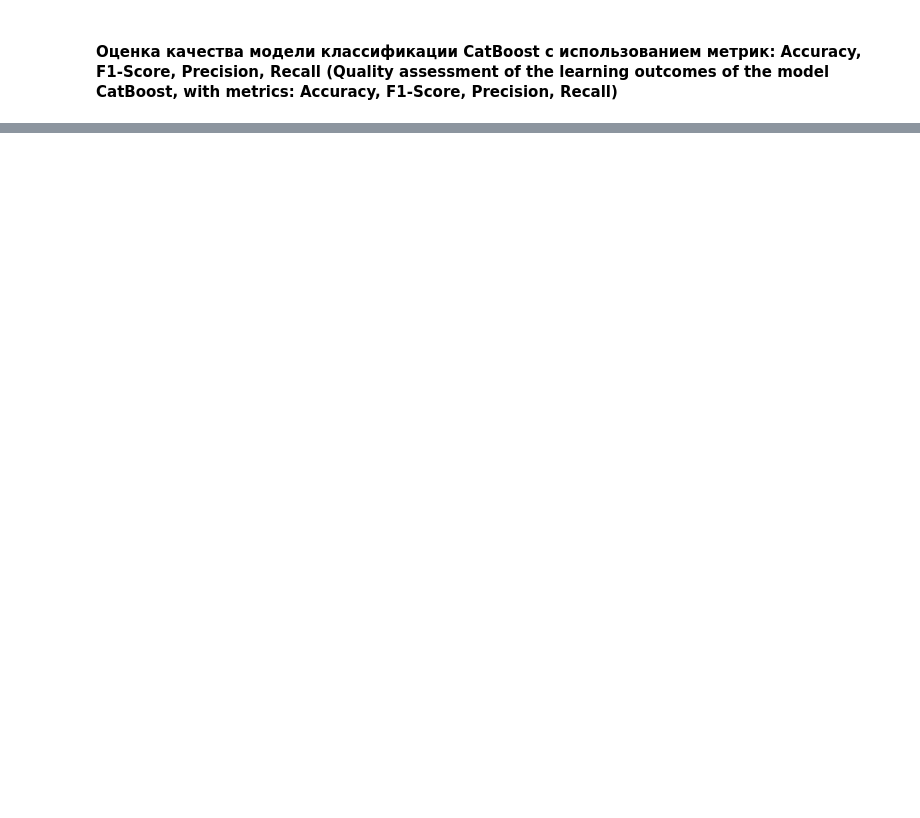
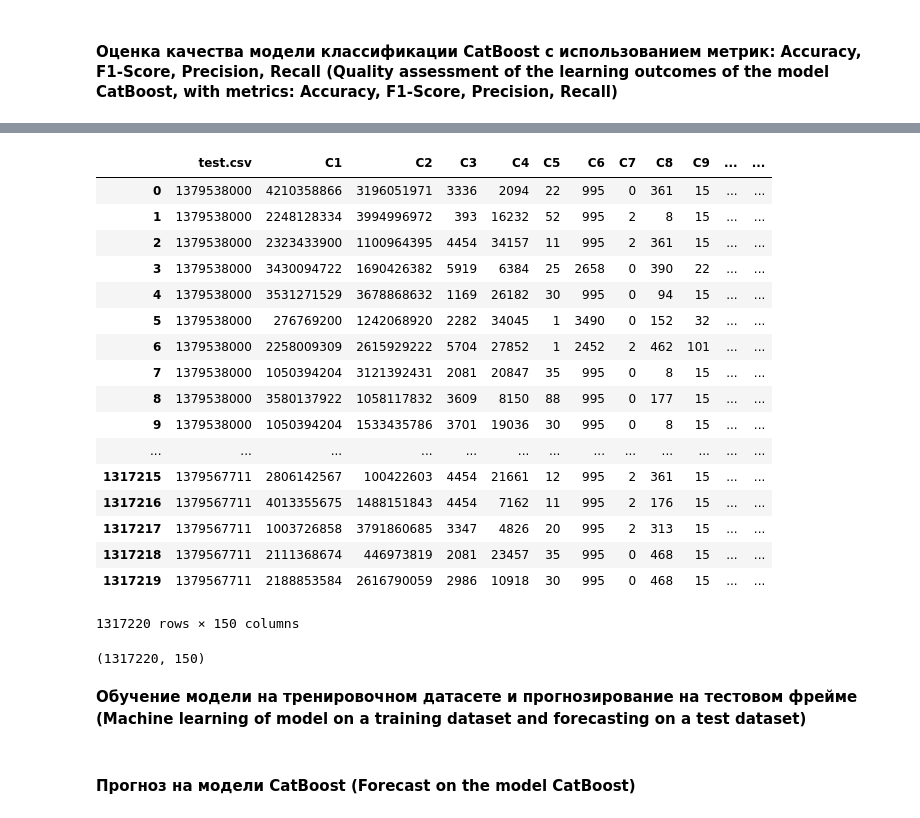
Before and after one commit to OleginV/Model-of-DB-contracts, a Jupyter notebook: MADE_qualifying task_ML_model.ipynb, the cells around one changed output, grey strips where cells are left out. Drawn from its saved outputs; the diff is of its cells as text; code cells hidden in the pictures; blank space fills up the shorter version.

```diff
--- a/MADE_qualifying task_ML_model.ipynb
+++ b/MADE_qualifying task_ML_model.ipynb
@@ -372,0 +439,22 @@ data_cat.save_model("C:/Users/voropaev.om/Desktop/DS and ML/Dataset/Dataset/data
+# %%
+# Разбить данные колонки 'CG3' по столбцам
+CG3 = data_test['CG3'].str.split(',', expand=True)
+# %%
+# Создать лист с наименованием колонок и изменить наименование колонок 'CG3
+headers = list(CG3.columns.values)
+headers = list(map(lambda x: x+3000, headers))
+CG3.columns = headers
+# %%
+# Присоединение CG1 к data
+data_test = data_test.join(CG1)
+# Присоединение CG2 к data
+data_test = data_test.join(CG2)
+# Присоединение CG3 к data
+data_test = data_test.join(CG3)
+# %%
+# Удаление лишних столбцов
+data_test.pop('Unnamed: 0')
+data_test.pop('label')
+data_test.pop('CG1')
+data_test.pop('CG2')
+data_test.pop('CG3')
@@ -372,0 +479,30 @@ data_cat.save_model("C:/Users/voropaev.om/Desktop/DS and ML/Dataset/Dataset/data
+# %%
+# Преобразование данных в числовой формат. Замена значений NaN на 0.
+data_test = data_test.apply(pd.to_numeric)
+data_test.fillna(0)
+# %% [output]
+|  | test.csv | C1 | C2 | C3 | C4 | C5 | C6 | C7 | C8 | C9 | ... | ... |
+| 0 | 1379538000 | 4210358866 | 3196051971 | 3336 | 2094 | 22 | 995 | 0 | 361 | 15 | ... | ... |
+| 1 | 1379538000 | 2248128334 | 3994996972 | 393 | 16232 | 52 | 995 | 2 | 8 | 15 | ... | ... |
+| 2 | 1379538000 | 2323433900 | 1100964395 | 4454 | 34157 | 11 | 995 | 2 | 361 | 15 | ... | ... |
+| 3 | 1379538000 | 3430094722 | 1690426382 | 5919 | 6384 | 25 | 2658 | 0 | 390 | 22 | ... | ... |
+| 4 | 1379538000 | 3531271529 | 3678868632 | 1169 | 26182 | 30 | 995 | 0 | 94 | 15 | ... | ... |
+| 5 | 1379538000 | 276769200 | 1242068920 | 2282 | 34045 | 1 | 3490 | 0 | 152 | 32 | ... | ... |
+| 6 | 1379538000 | 2258009309 | 2615929222 | 5704 | 27852 | 1 | 2452 | 2 | 462 | 101 | ... | ... |
+| 7 | 1379538000 | 1050394204 | 3121392431 | 2081 | 20847 | 35 | 995 | 0 | 8 | 15 | ... | ... |
+| 8 | 1379538000 | 3580137922 | 1058117832 | 3609 | 8150 | 88 | 995 | 0 | 177 | 15 | ... | ... |
+| 9 | 1379538000 | 1050394204 | 1533435786 | 3701 | 19036 | 30 | 995 | 0 | 8 | 15 | ... | ... |
+| ... | ... | ... | ... | ... | ... | ... | ... | ... | ... | ... | ... | ... |
+| 1317215 | 1379567711 | 2806142567 | 100422603 | 4454 | 21661 | 12 | 995 | 2 | 361 | 15 | ... | ... |
+| 1317216 | 1379567711 | 4013355675 | 1488151843 | 4454 | 7162 | 11 | 995 | 2 | 176 | 15 | ... | ... |
+| 1317217 | 1379567711 | 1003726858 | 3791860685 | 3347 | 4826 | 20 | 995 | 2 | 313 | 15 | ... | ... |
+| 1317218 | 1379567711 | 2111368674 | 446973819 | 2081 | 23457 | 35 | 995 | 0 | 468 | 15 | ... | ... |
+| 1317219 | 1379567711 | 2188853584 | 2616790059 | 2986 | 10918 | 30 | 995 | 0 | 468 | 15 | ... | ... |
+1317220 rows × 150 columns
+# %%
+# Размерность тестового датасета
+data_test.shape
+# %% [output]
+(1317220, 150)
+# %% [markdown]
+**Обучение модели на тренировочном датасете и прогнозирование на тестовом фрейме (Machine learning of model on a training dataset and forecasting on a test dataset)**
@@ -372,0 +522,2 @@ data_cat.save_model("C:/Users/voropaev.om/Desktop/DS and ML/Dataset/Dataset/data
+# %% [markdown]
+#### Прогноз на модели CatBoost (Forecast on the model CatBoost)
```
Also changed, not shown: parts of 40 cells of this notebook.
